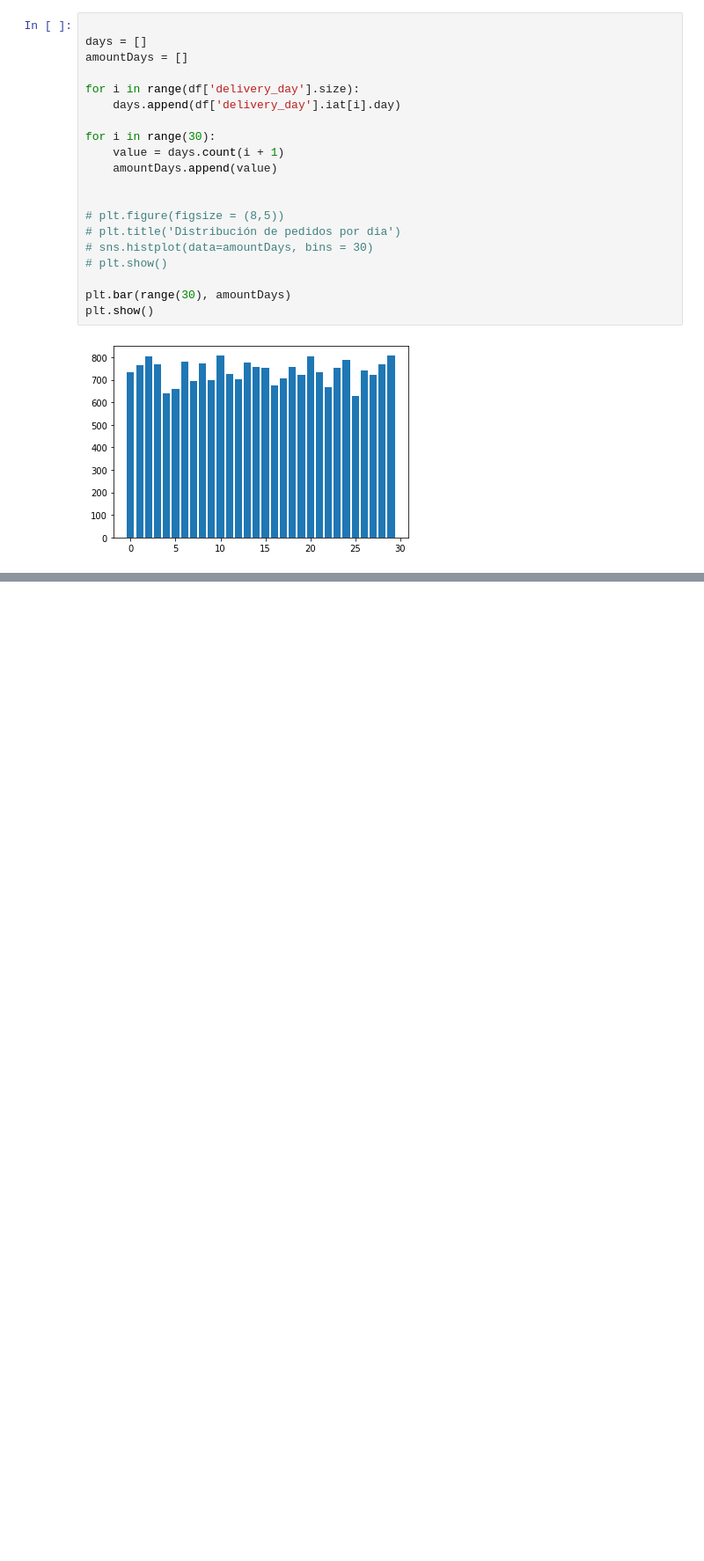
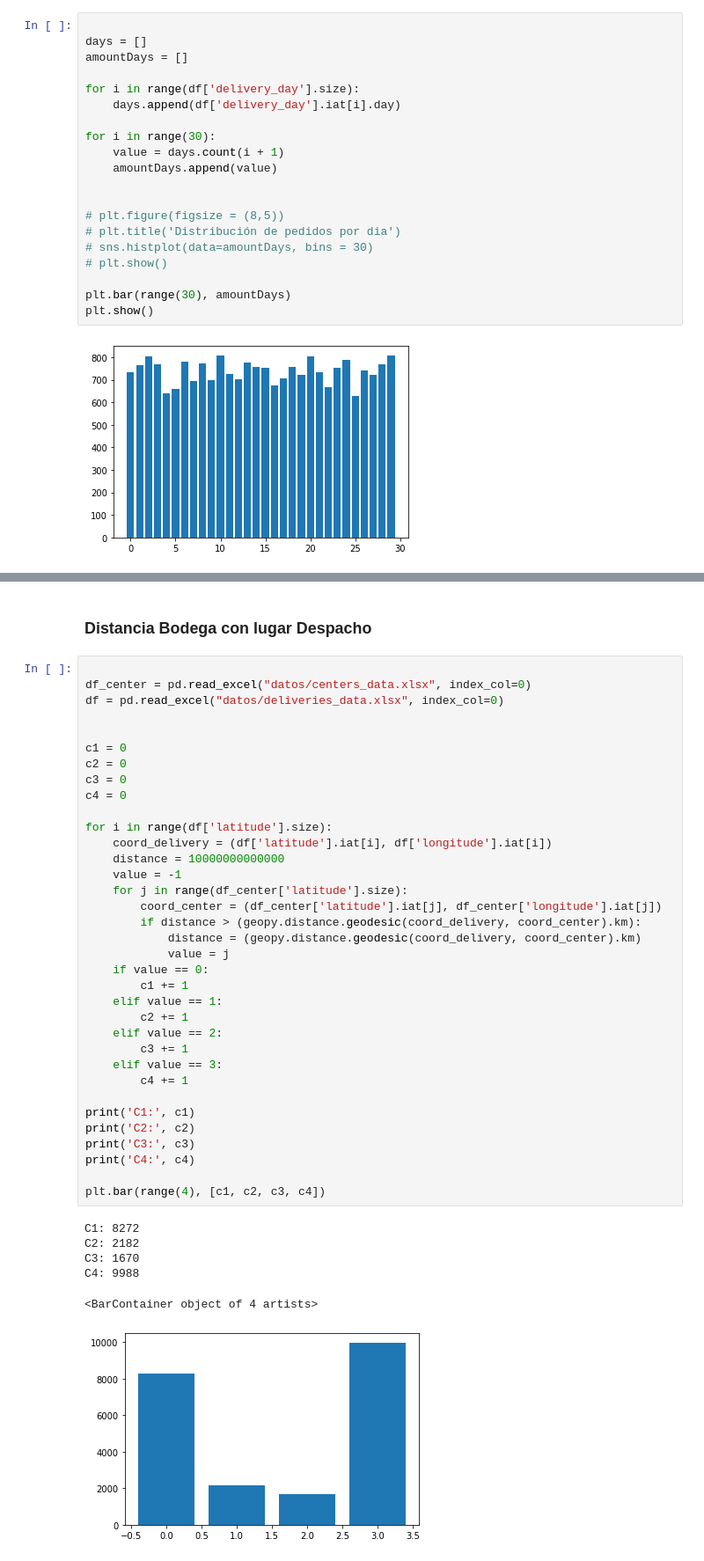
Before and after one commit to fcorssen/Capstone-Grupo6, a Jupyter notebook: analizarDatos.ipynb, the cells around one changed output, grey strips where cells are left out. Shown: that part at 88% size. Drawn from its saved outputs; the diff is of its cells as text; blank space fills up the shorter version.

```diff
--- a/analizarDatos.ipynb
+++ b/analizarDatos.ipynb
@@ -96,0 +140,44 @@ plt.show()
+# %% [markdown]
+### Distancia Bodega con lugar Despacho
+# %%
+
+df_center = pd.read_excel("datos/centers_data.xlsx", index_col=0)
+df = pd.read_excel("datos/deliveries_data.xlsx", index_col=0)
+
+
+c1 = 0
+c2 = 0
+c3 = 0
+c4 = 0
+
+for i in range(df['latitude'].size):
+    coord_delivery = (df['latitude'].iat[i], df['longitude'].iat[i])
+    distance = 10000000000000
+    value = -1
+    for j in range(df_center['latitude'].size):
+        coord_center = (df_center['latitude'].iat[j], df_center['longitude'].iat[j])
+        if distance > (geopy.distance.geodesic(coord_delivery, coord_center).km):
+            distance = (geopy.distance.geodesic(coord_delivery, coord_center).km)
+            value = j
+    if value == 0:
+        c1 += 1
+    elif value == 1:
+        c2 += 1
+    elif value == 2:
+        c3 += 1
+    elif value == 3:
+        c4 += 1
+
+print('C1:', c1)
+print('C2:', c2)
+print('C3:', c3)
+print('C4:', c4)
+
+plt.bar(range(4), [c1, c2, c3, c4])
+# %% [output]
+C1: 8272
+C2: 2182
+C3: 1670
+C4: 9988
+<BarContainer object of 4 artists>
+[figure, added]
```
Also changed, not shown: parts of 3 cells of this notebook, 3 other files.
